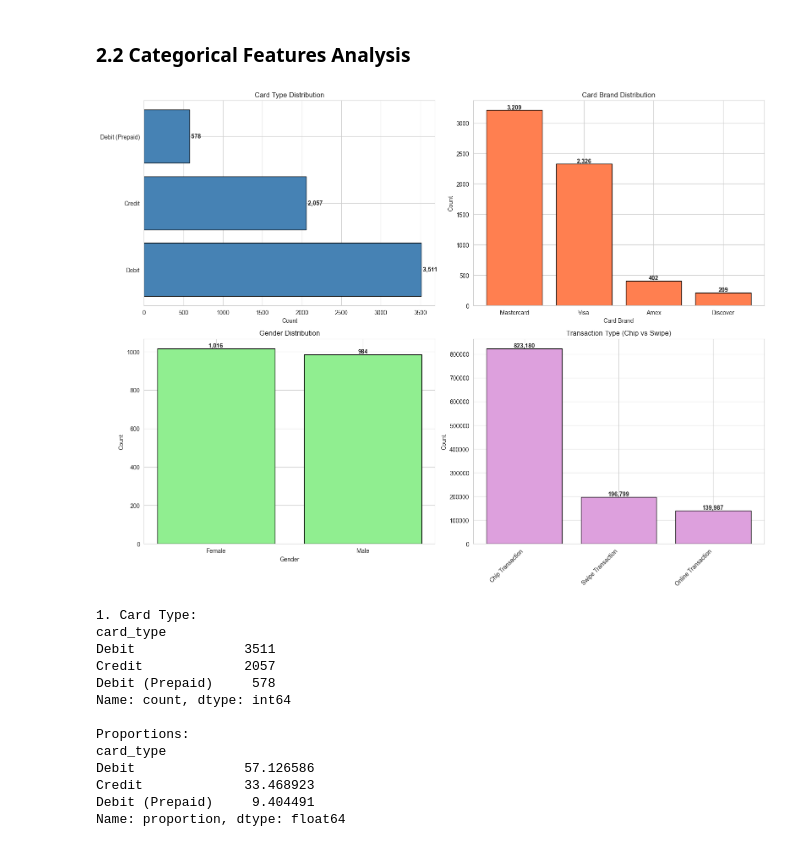
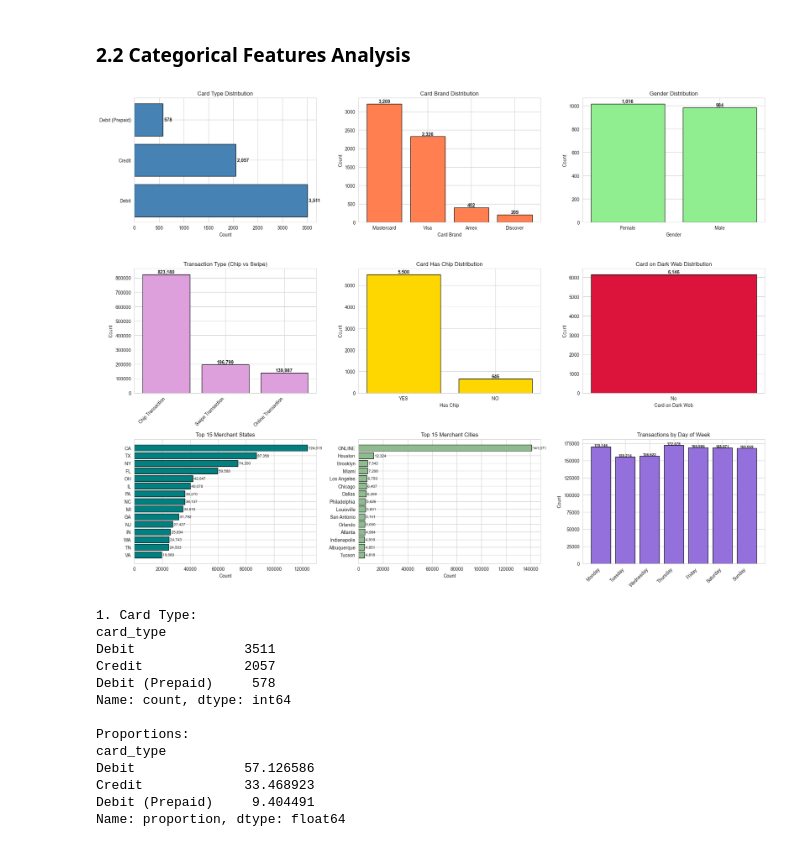
Before and after one commit to babdudu/dataMining, a Jupyter notebook: Project.ipynb, the cells around one changed output. Cells and saved outputs as stored; diff of their text form; code cells hidden in the pictures.

```diff
--- a/Project.ipynb
+++ b/Project.ipynb
@@ -558,48 +614,96 @@ plt.show()
 ### 2.2 Categorical Features Analysis
 # %%
 # Categorical features analysis
-fig, axes = plt.subplots(2, 2, figsize=(16, 12))
+fig, axes = plt.subplots(3, 3, figsize=(20, 15))
 
 # Card type
 card_type_counts = cards['card_type'].value_counts()
 axes[0, 0].barh(card_type_counts.index, card_type_counts.values, color='steelblue', edgecolor='black')
 axes[0, 0].set_xlabel('Count')
 axes[0, 0].set_title('Card Type Distribution')
 for i, v in enumerate(card_type_counts.values):
     axes[0, 0].text(v, i, f' {v:,}', va='center', fontweight='bold')
 
 # Card brand
 card_brand_counts = cards['card_brand'].value_counts()
 axes[0, 1].bar(card_brand_counts.index, card_brand_counts.values, color='coral', edgecolor='black')
 axes[0, 1].set_xlabel('Card Brand')
 axes[0, 1].set_ylabel('Count')
 axes[0, 1].set_title('Card Brand Distribution')
 for i, v in enumerate(card_brand_counts.values):
     axes[0, 1].text(i, v, f'{v:,}', ha='center', va='bottom', fontweight='bold')
 
 # Gender
 gender_counts = users['gender'].value_counts()
-axes[1, 0].bar(gender_counts.index, gender_counts.values, color='lightgreen', edgecolor='black')
-axes[1, 0].set_xlabel('Gender')
-axes[1, 0].set_ylabel('Count')
-axes[1, 0].set_title('Gender Distribution')
+axes[0, 2].bar(gender_counts.index, gender_counts.values, color='lightgreen', edgecolor='black')
+axes[0, 2].set_xlabel('Gender')
+axes[0, 2].set_ylabel('Count')
+axes[0, 2].set_title('Gender Distribution')
 for i, v in enumerate(gender_counts.values):
-    axes[1, 0].text(i, v, f'{v:,}', ha='center', va='bottom', fontweight='bold')
+    axes[0, 2].text(i, v, f'{v:,}', ha='center', va='bottom', fontweight='bold')
 
 # Transaction type (use_chip)
 use_chip_counts = transactions['use_chip'].value_counts()
-axes[1, 1].bar(range(len(use_chip_counts)), use_chip_counts.values, color='plum', edgecolor='black')
-axes[1, 1].set_xticks(range(len(use_chip_counts)))
-axes[1, 1].set_xticklabels(use_chip_counts.index, rotation=45, ha='right')
+axes[1, 0].bar(range(len(use_chip_counts)), use_chip_counts.values, color='plum', edgecolor='black')
+axes[1, 0].set_xticks(range(len(use_chip_counts)))
+axes[1, 0].set_xticklabels(use_chip_counts.index, rotation=45, ha='right')
+axes[1, 0].set_ylabel('Count')
+axes[1, 0].set_title('Transaction Type (Chip vs Swipe)')
+for i, v in enumerate(use_chip_counts.values):
+    axes[1, 0].text(i, v, f'{v:,}', ha='center', va='bottom', fontweight='bold')
+
+# Has chip
+has_chip_counts = cards['has_chip'].value_counts()
+axes[1, 1].bar(has_chip_counts.index, has_chip_counts.values, color='gold', edgecolor='black')
+axes[1, 1].set_xlabel('Has Chip')
 axes[1, 1].set_ylabel('Count')
-axes[1, 1].set_title('Transaction Type (Chip vs Swipe)')
-for i, v in enumerate(use_chip_counts.values):
+axes[1, 1].set_title('Card Has Chip Distribution')
+for i, v in enumerate(has_chip_counts.values):
     axes[1, 1].text(i, v, f'{v:,}', ha='center', va='bottom', fontweight='bold')
+
+# Card on dark web
+card_darkweb_counts = cards['card_on_dark_web'].value_counts()
+axes[1, 2].bar(card_darkweb_counts.index, card_darkweb_counts.values, color='crimson', edgecolor='black')
+axes[1, 2].set_xlabel('Card on Dark Web')
+axes[1, 2].set_ylabel('Count')
+axes[1, 2].set_title('Card on Dark Web Distribution')
+for i, v in enumerate(card_darkweb_counts.values):
+    axes[1, 2].text(i, v, f'{v:,}', ha='center', va='bottom', fontweight='bold')
+
+# Merchant State (Top 15)
+merchant_state_counts = transactions['merchant_state'].value_counts().head(15)
+axes[2, 0].barh(merchant_state_counts.index, merchant_state_counts.values, color='teal', edgecolor='black')
+axes[2, 0].set_xlabel('Count')
+axes[2, 0].set_title('Top 15 Merchant States')
+axes[2, 0].invert_yaxis()
+for i, v in enumerate(merchant_state_counts.values):
+    axes[2, 0].text(v, i, f' {v:,}', va='center', fontsize=8)
+
+# Merchant City (Top 15)
+merchant_city_counts = transactions['merchant_city'].value_counts().head(15)
+axes[2, 1].barh(merchant_city_counts.index, merchant_city_counts.values, color='darkseagreen', edgecolor='black')
+axes[2, 1].set_xlabel('Count')
+axes[2, 1].set_title('Top 15 Merchant Cities')
+axes[2, 1].invert_yaxis()
+for i, v in enumerate(merchant_city_counts.values):
+    axes[2, 1].text(v, i, f' {v:,}', va='center', fontsize=8)
+
+# Day of Week
+day_of_week_counts = transactions['day_of_week'].value_counts()
+day_order = ['Monday', 'Tuesday', 'Wednesday', 'Thursday', 'Friday', 'Saturday', 'Sunday']
+day_of_week_ordered = day_of_week_counts.reindex(day_order)
+axes[2, 2].bar(range(len(day_of_week_ordered)), day_of_week_ordered.values, color='mediumpurple', edgecolor='black')
+axes[2, 2].set_xticks(range(len(day_of_week_ordered)))
+axes[2, 2].set_xticklabels(day_of_week_ordered.index, rotation=45, ha='right')
+axes[2, 2].set_ylabel('Count')
+axes[2, 2].set_title('Transactions by Day of Week')
+for i, v in enumerate(day_of_week_ordered.values):
+    axes[2, 2].text(i, v, f'{v:,}', ha='center', va='bottom', fontsize=8, fontweight='bold')
 
 plt.tight_layout()
 plt.show()
 # %% [output]
-[figure, old version]
+[figure, new version]
 # %%
 # 1. Card Type - Frequency Table
 print("1. Card Type:")
```
Also changed, not shown: parts of 4 cells of this notebook.
